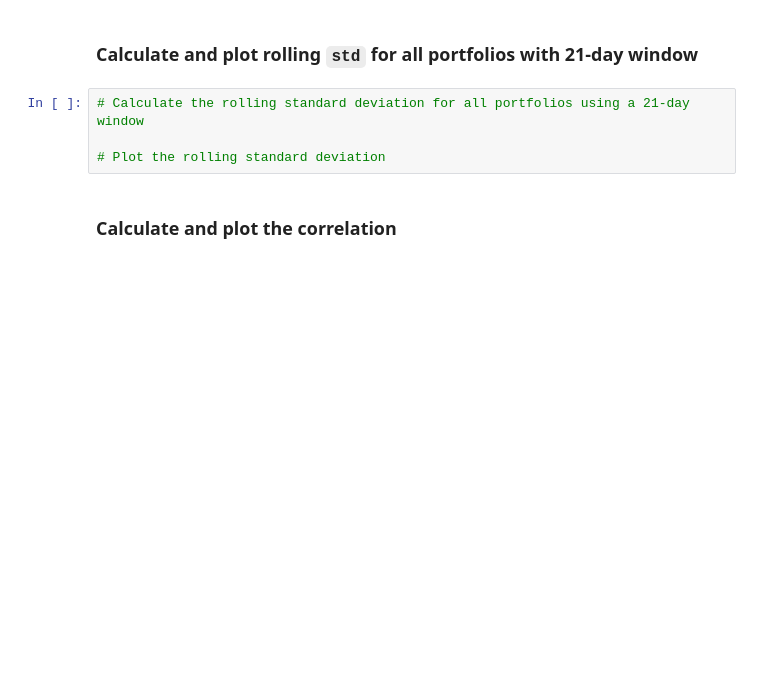
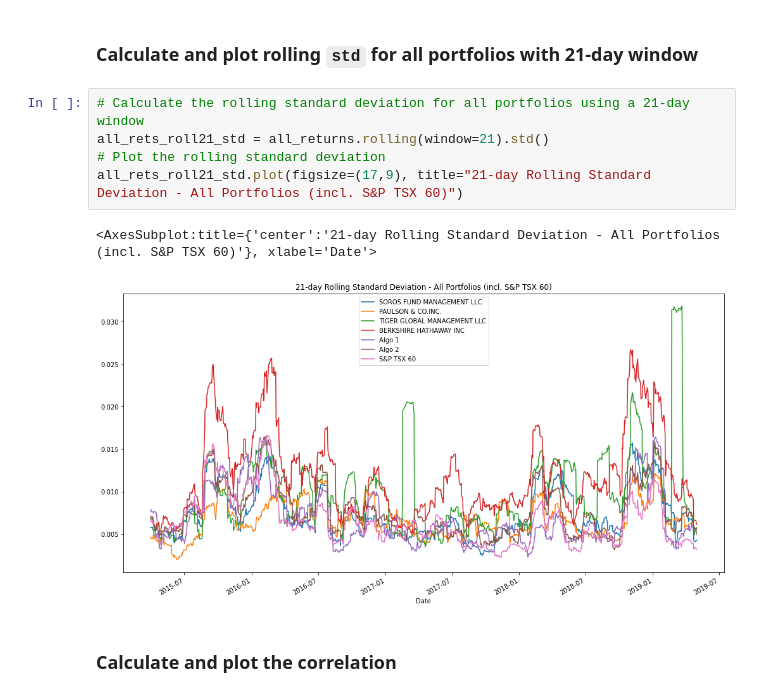
Before and after one commit to aylwarda/fintech-pandas-analysis, a Jupyter notebook: whale_analysis.ipynb, the cells around one changed output. Saved outputs shown, nothing was run; the diff lists cells and outputs as text; blank space fills up the shorter version.

```diff
--- a/whale_analysis.ipynb
+++ b/whale_analysis.ipynb
@@ -375,8 +397,12 @@ Risk changes over time. Analyze the rolling statistics for Risk and Beta.
 ### Calculate and plot rolling `std` for all portfolios with 21-day window
 # %%
 # Calculate the rolling standard deviation for all portfolios using a 21-day window
-
+all_rets_roll21_std = all_returns.rolling(window=21).std()
 # Plot the rolling standard deviation
+all_rets_roll21_std.plot(figsize=(17,9), title="21-day Rolling Standard Deviation - All Portfolios (incl. S&P TSX 60)")
+# %% [output]
+<AxesSubplot:title={'center':'21-day Rolling Standard Deviation - All Portfolios (incl. S&P TSX 60)'}, xlabel='Date'>
+[figure, added]
 # %% [markdown]
 ### Calculate and plot the correlation
 # %%
```
Also changed, not shown: parts of 12 cells of this notebook.
